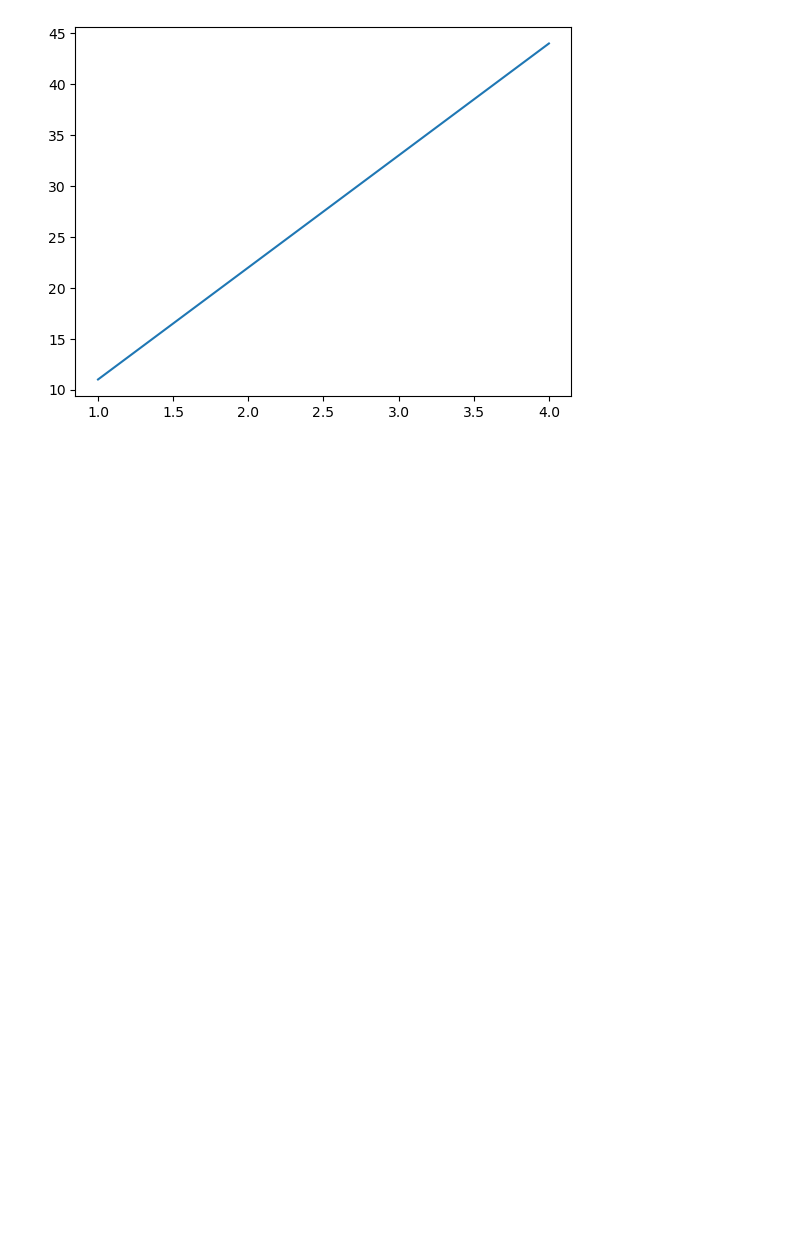
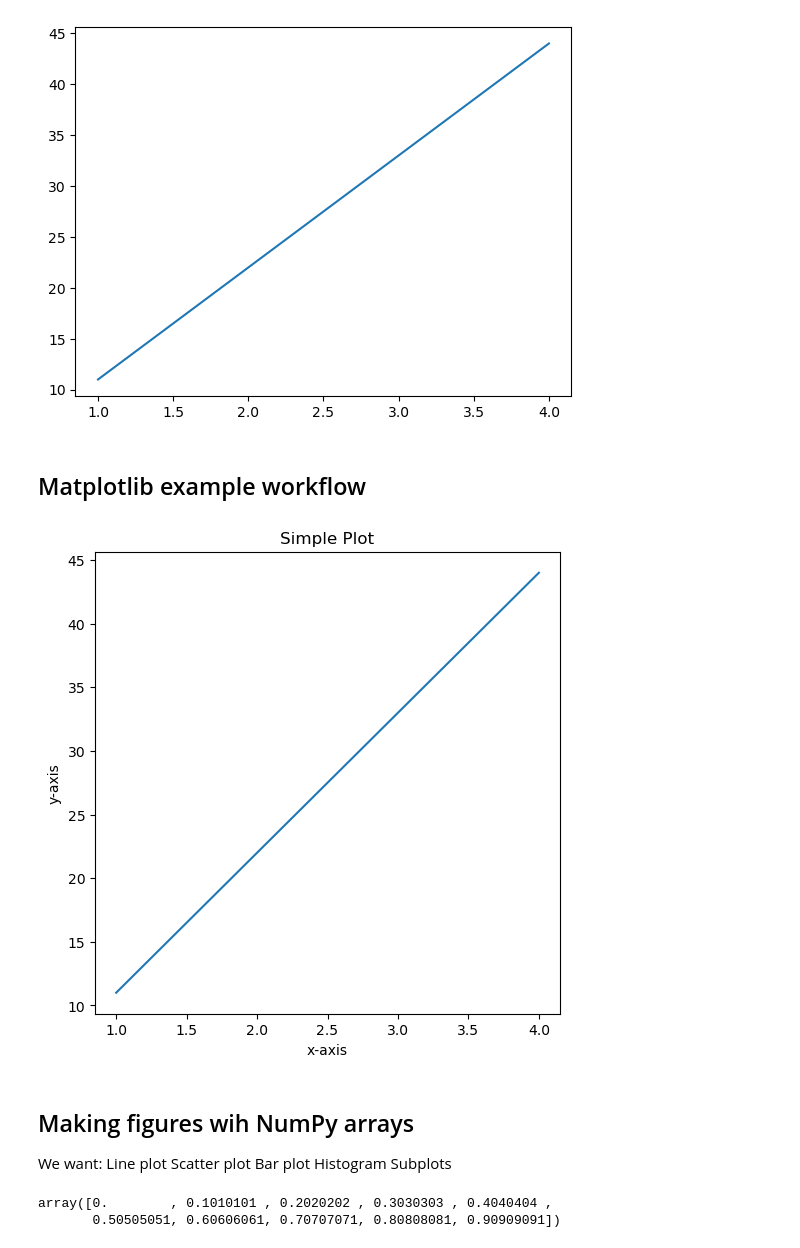
Before and after one commit to the-javascript-jedi/machine_learning_projects, a Jupyter notebook: andrei/complete-ai-ml-ds-bootcamp/s_8_matplotlib/s_1_matplotlib intro.ipynb, the cells around one changed output. Saved outputs shown, nothing was run; the diff lists cells and outputs as text; code cells hidden in the pictures; blank space fills up the shorter version.

Commit message:
added anatomy of a plot

```diff
--- a/andrei/complete-ai-ml-ds-bootcamp/s_8_matplotlib/s_1_matplotlib intro.ipynb
+++ b/andrei/complete-ai-ml-ds-bootcamp/s_8_matplotlib/s_1_matplotlib intro.ipynb
@@ -49,3 +49,39 @@ fig,ax=plt.subplots()
 ax.plot(x,y); #add some data
 # %% [output]
 [figure]
+# %% [markdown]
+## Matplotlib example workflow
+# %%
+#0. import matplotlib and get it ready for plotting in Jupyter
+%matplotlib inline
+import matplotlib.pyplot as plt
+
+#1. Prepare data
+x=[1,2,3,4]
+y=[11,22,33,44]
+
+#2. setup plot
+fig,ax =plt.subplots(figsize=(6,6)) #(width,height)
+
+# 3. Plot data
+ax.plot(x,y)
+
+# 4. Customize plot
+ax.set(title="Simple Plot",
+       xlabel="x-axis",
+       ylabel="y-axis"
+)
+
+#5. Save & show (you have the whole figure)
+fig.savefig("images/sample-plot.png")
+# %% [output]
+[figure, added]
+# %% [markdown]
+## Making figures wih NumPy arrays
+
+We want:
+Line plot
+Scatter plot
+Bar plot
+Histogram
+Subplots
@@ -51,0 +91,8 @@ ax.plot(x,y); #add some data
+# %%
+# Create some data
+# linspace - Return evenly spaced numbers over a specified interval.
+x = np.linspace(0,10,100)
+x[:10]
+# %% [output]
+array([0.        , 0.1010101 , 0.2020202 , 0.3030303 , 0.4040404 ,
+       0.50505051, 0.60606061, 0.70707071, 0.80808081, 0.90909091])
```
Also changed, not shown: parts of 5 cells of this notebook.
